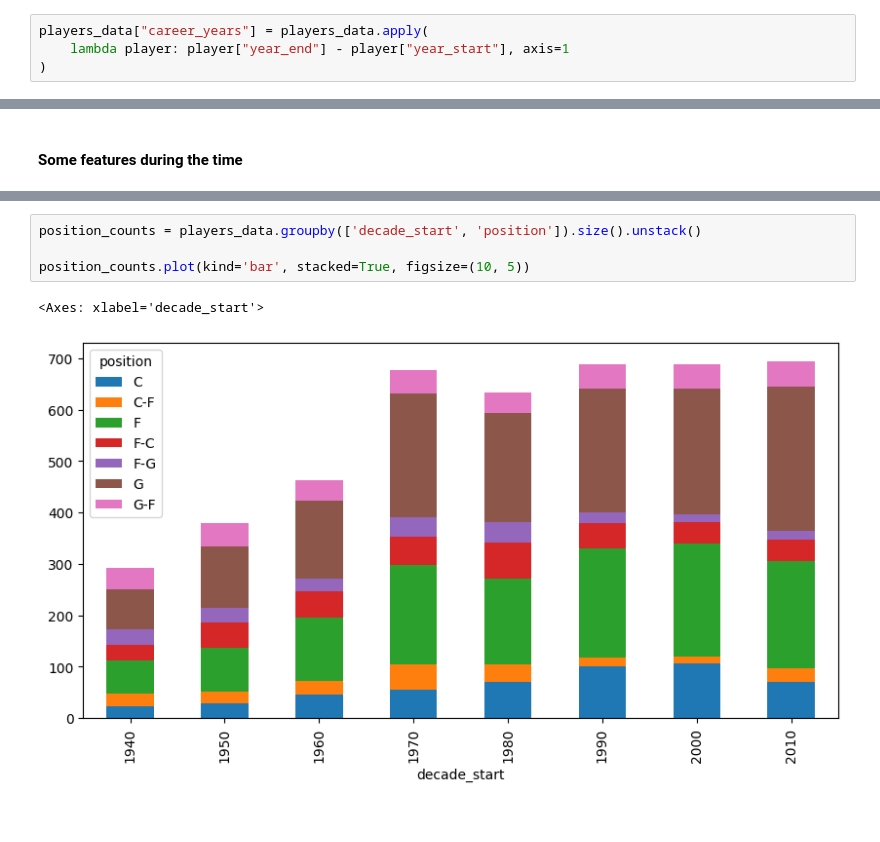
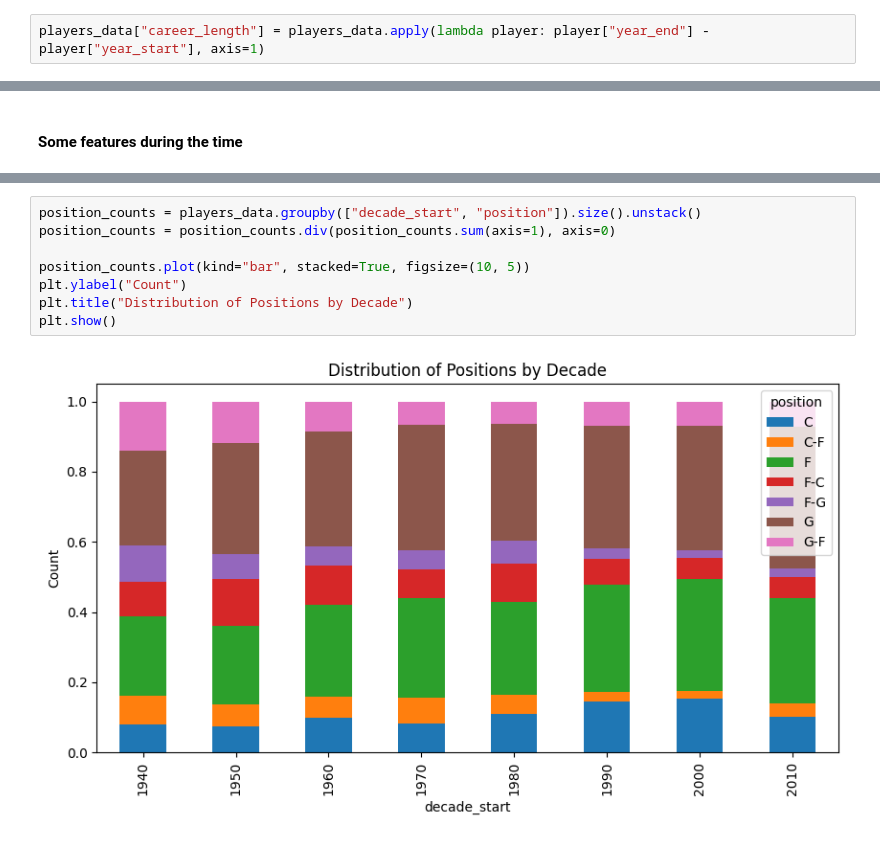
Before and after one commit to amediantsev/ml_course, a Jupyter notebook: src/notebooks/visualisation_hw.ipynb, the cells around one changed output, grey strips where cells are left out. Saved outputs shown, nothing was run; the diff lists cells and outputs as text.

```diff
--- a/src/notebooks/visualisation_hw.ipynb
+++ b/src/notebooks/visualisation_hw.ipynb
@@ -42,9 +42,7 @@ players_data["height"] = players_data["height"].apply(
 # %% [markdown]
 Calculating the career properties - length, start age & end age
 # %%
-players_data["career_years"] = players_data.apply(
-    lambda player: player["year_end"] - player["year_start"], axis=1
-)
+players_data["career_length"] = players_data.apply(lambda player: player["year_end"] - player["year_start"], axis=1)
 # %%
 players_data["birth_date"].isna().sum() / players_data.shape[0]
 # %% [output]
@@ -90,7 +94,10 @@ players_data.groupby("decade_start").aggregate({"height": "mean", "career_years"
 # %%
-position_counts = players_data.groupby(['decade_start', 'position']).size().unstack()
+position_counts = players_data.groupby(["decade_start", "position"]).size().unstack()
+position_counts = position_counts.div(position_counts.sum(axis=1), axis=0)
 
-position_counts.plot(kind='bar', stacked=True, figsize=(10, 5))
+position_counts.plot(kind="bar", stacked=True, figsize=(10, 5))
+plt.ylabel("Count")
+plt.title("Distribution of Positions by Decade")
+plt.show()
 # %% [output]
-<Axes: xlabel='decade_start'>
-[figure, old version]
+[figure, new version]
```
Also changed, not shown: parts of 7 cells of this notebook.
